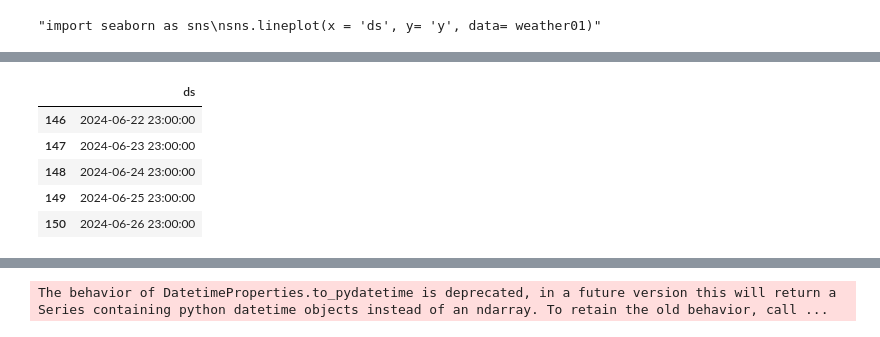
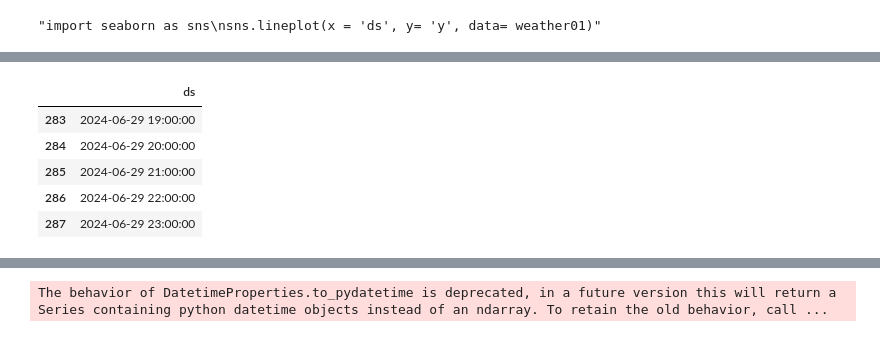
Before and after one commit to raunak01-raj/Weather-prediction, a Jupyter notebook: ml_model_prophet.ipynb, the cells around one changed output, grey strips where cells are left out. Cells and saved outputs as stored; diff of their text form; code cells hidden in the pictures.

```diff
--- a/ml_model_prophet.ipynb
+++ b/ml_model_prophet.ipynb
@@ -176,14 +171,14 @@ m.fit(weather01)
 <prophet.forecaster.Prophet at 0x...>
 # %%
-future = m.make_future_dataframe(periods=7)
+future = m.make_future_dataframe(periods=120, freq='H', include_history=True)
 future.tail()
 # %% [output]
 |  | ds |
-| 146 | 2024-06-22 23:00:00 |
-| 147 | 2024-06-23 23:00:00 |
-| 148 | 2024-06-24 23:00:00 |
-| 149 | 2024-06-25 23:00:00 |
-| 150 | 2024-06-26 23:00:00 |
+| 283 | 2024-06-29 19:00:00 |
+| 284 | 2024-06-29 20:00:00 |
+| 285 | 2024-06-29 21:00:00 |
+| 286 | 2024-06-29 22:00:00 |
+| 287 | 2024-06-29 23:00:00 |
 # %%
 forecast= m.predict(future)
 forecast[['ds','yhat','yhat_lower','yhat_upper']].tail()
```
Also changed, not shown: parts of 13 cells of this notebook, 3 other files.
